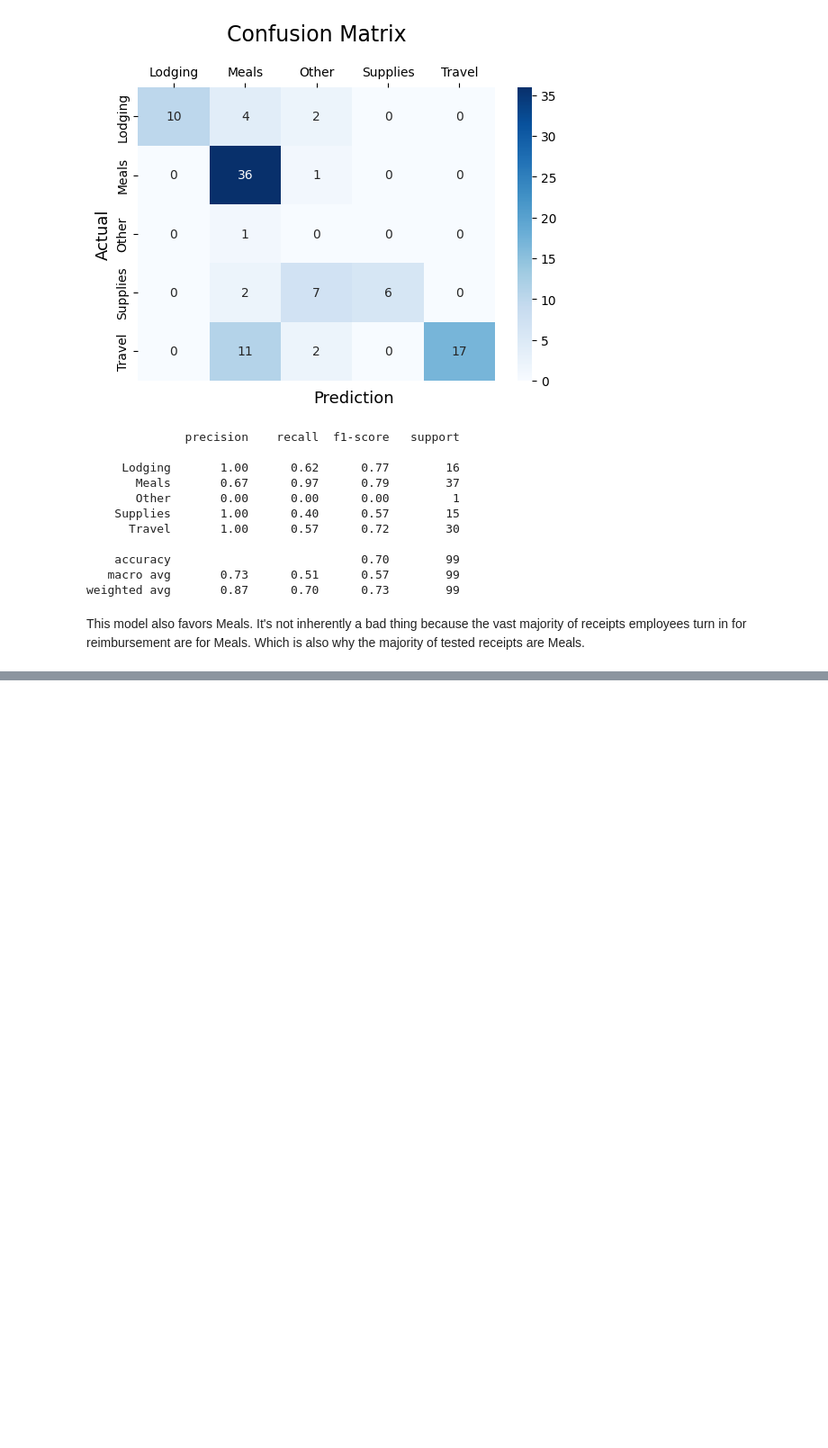
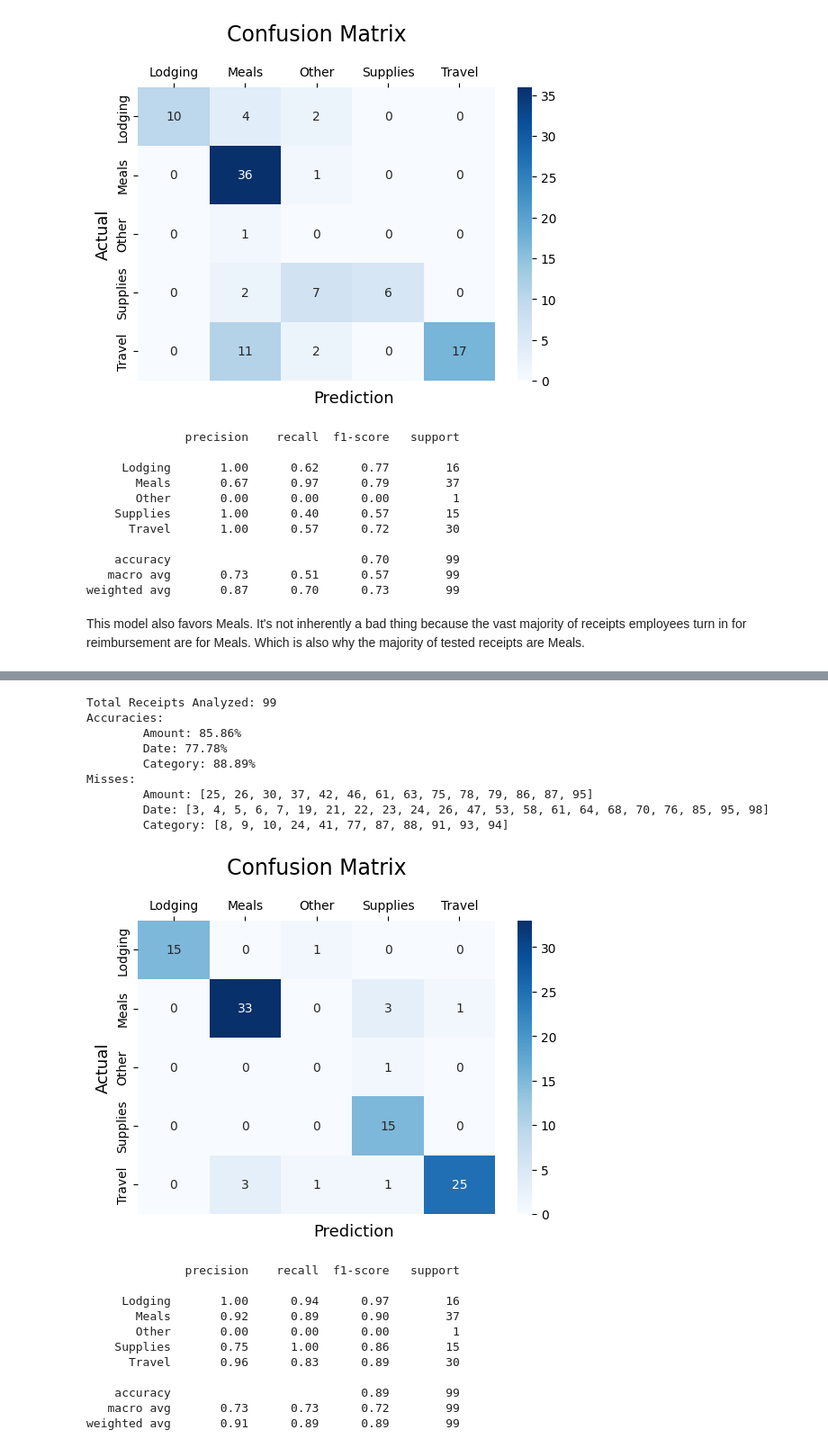
Before and after one commit to Callowlock/ReceiptProcessing, a Jupyter notebook: ModelComparison.ipynb, the cells around one changed output, grey strips where cells are left out. Shown at 90% size. Cells and saved outputs as stored; diff of their text form; code cells hidden in the pictures; blank space fills up the shorter version.

```diff
--- a/ModelComparison.ipynb
+++ b/ModelComparison.ipynb
@@ -197,0 +170,3 @@ len(matching_rows)
+# %%
+llama_seventyb = pd.read_csv('data/Spreadsheets/receipts_llama_70binstruct.csv')
+llama_seventyb.head()
@@ -197,0 +180,28 @@ len(matching_rows)
+# %%
+llama_seventyb['predicted_category'] = llama_seventyb['predicted_category'].fillna("Other")
+# %%
+calculate_accuracies(llama_seventyb)
+print()
+build_confusion_matrix(llama_seventyb)
+# %% [output]
+Total Receipts Analyzed: 99
+Accuracies:
+        Amount: 85.86%
+        Date: 77.78%
+        Category: 88.89%
+Misses:
+        Amount: [25, 26, 30, 37, 42, 46, 61, 63, 75, 78, 79, 86, 87, 95]
+        Date: [3, 4, 5, 6, 7, 19, 21, 22, 23, 24, 26, 47, 53, 58, 61, 64, 68, 70, 76, 85, 95, 98]
+        Category: [8, 9, 10, 24, 41, 77, 87, 88, 91, 93, 94]
+[figure, added]
+              precision    recall  f1-score   support
+
+     Lodging       1.00      0.94      0.97        16
+       Meals       0.92      0.89      0.90        37
+       Other       0.00      0.00      0.00         1
+    Supplies       0.75      1.00      0.86        15
+      Travel       0.96      0.83      0.89        30
+
+    accuracy                           0.89        99
+   macro avg       0.73      0.73      0.72        99
+weighted avg       0.91      0.89      0.89        99
```
Also changed, not shown: parts of 8 cells of this notebook, 2 other files.
